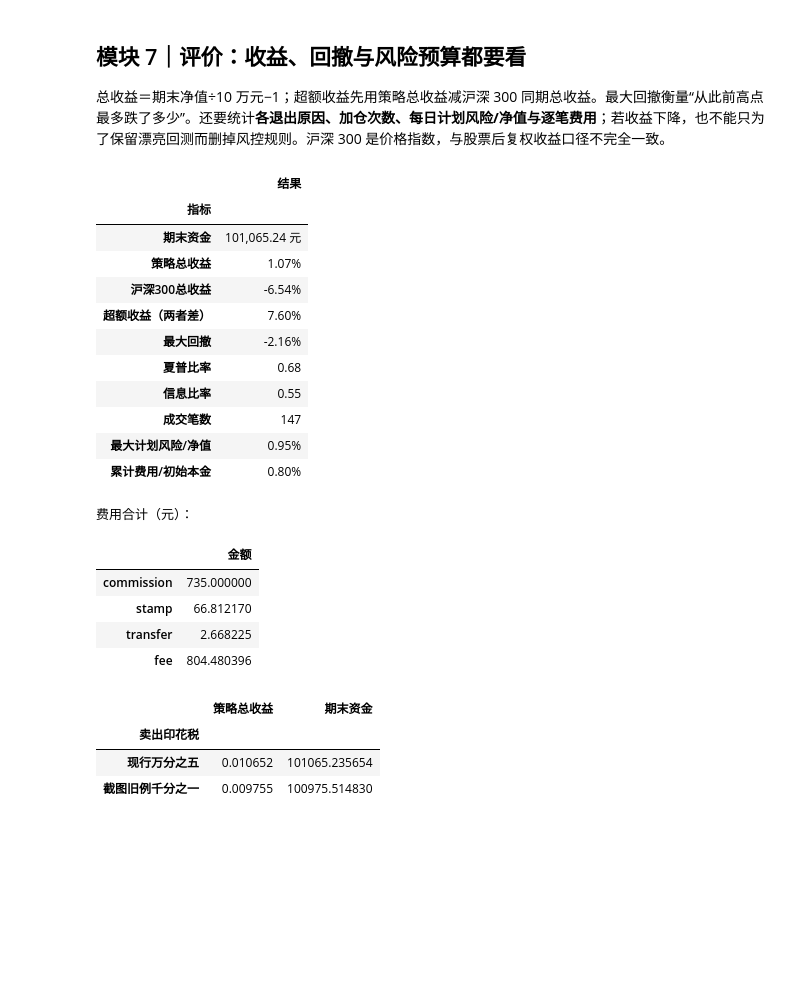
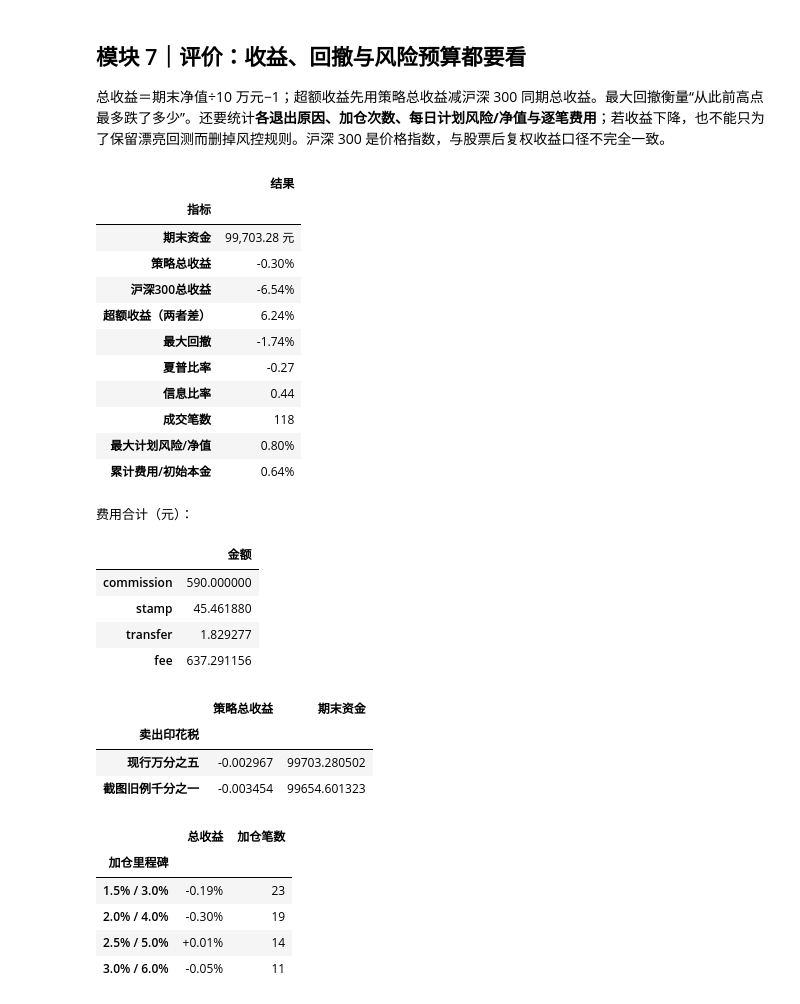
Before and after one commit to ZhengrongYue/MiniQuant, a Jupyter notebook: simple_framework.ipynb, the cells around one changed output. Saved outputs shown, nothing was run; the diff lists cells and outputs as text; code cells hidden in the pictures; blank space fills up the shorter version.

```diff
--- a/simple_framework.ipynb
+++ b/simple_framework.ipynb
@@ -33,7 +33,7 @@ TRANSFER_RATE = 0.00001                        # 过户费双边：十万分之
 TOTAL_RISK, NAME_RISK, MAX_NAME_WEIGHT = 0.01, 0.002, 0.10
 RISK_BUFFER = 0.95  # 下单时只用 95% 的组合风险预算，给费用和净值波动留余量
 INITIAL_STOP, ARM_GAIN, TRAIL_BACK = 0.03, 0.08, 0.03
-ATR_MULT, TRANCHES, ADD_EVERY = 2.0, 3, 2
+ATR_MULT, TRANCHES, ADD_PROFIT_STEP = 2.0, 3, 0.02  # 两次加仓阈值：+2%、+4%
 BAR_FIELDS = 'date,code,open,high,low,close,volume,amount,tradestatus,peTTM,isST'
 REPORT_DATES = ('2025-09-30', '2025-12-31', '2026-03-31', '2026-06-30')
 EASTMONEY_API = 'https://datacenter-web.eastmoney.com/api/data/v1/get'
@@ -685,54 +743,73 @@ def performance_metrics(nav, annual_rf=0.0):
         "信息比率": active.mean() / active.std(ddof=1) * np.sqrt(252),
         "Calmar": annual / abs(mdd) if mdd < 0 else np.nan,
         "累计换手（单边权重之和）": float(nav["turnover"].sum()),
         "累计费用/初始本金": float(nav["cost"].sum()),
         "未成交委托次数": int(nav["blocked"].sum()),
     }
 
 
 
 m = performance_metrics(nav)
 display(pd.DataFrame({'指标': ['期末资金', '策略总收益', '沪深300总收益', '超额收益（两者差）',
                               '最大回撤', '夏普比率', '信息比率', '成交笔数',
                               '最大计划风险/净值', '累计费用/初始本金'],
                       '结果': [f"{nav.equity.iloc[-1]:,.2f} 元", f"{m['总收益率']:.2%}",
                              f"{m['基准总收益率']:.2%}",
                              f"{m['总收益率']-m['基准总收益率']:.2%}",
                              f"{m['最大回撤']:.2%}", f"{m['夏普比率']:.2f}",
                              f"{m['信息比率']:.2f}", str(len(trades)),
                              f"{nav.planned_risk_pct.max():.2%}",
                              f"{m['累计费用/初始本金']:.2%}"]}).set_index('指标'))
 
 print('费用合计（元）：')
 display(trades[['commission', 'stamp', 'transfer', 'fee']].sum().to_frame('金额'))
-old_fee_nav, _ = run_risk_backtest(
+old_fee_nav, _, _ = run_risk_backtest(
     bars, benchmark, decisions, initial_cash=INITIAL_CASH, stamp_rate=0.001)
 display(pd.DataFrame({'卖出印花税': ['现行万分之五', '截图旧例千分之一'],
                       '策略总收益': [nav.nav.iloc[-1]-1, old_fee_nav.nav.iloc[-1]-1],
                       '期末资金': [nav.equity.iloc[-1], old_fee_nav.equity.iloc[-1]]}).set_index('卖出印花税'))
+
+# 小范围阈值敏感性：同一段样本上比较，不把表现最好的那一行当作独立验证。
+base_step = ADD_PROFIT_STEP
+sensitivity = []
+for step in (0.015, 0.02, 0.025, 0.03):
+    ADD_PROFIT_STEP = step
+    test_nav, test_trades, _ = run_risk_backtest(
+        bars, benchmark, decisions, initial_cash=INITIAL_CASH)
+    sensitivity.append({'加仓里程碑': f'{step:.1%} / {2 * step:.1%}',
+                        '总收益': f'{test_nav.nav.iloc[-1] - 1:+.2%}',
+                        '加仓笔数': int(test_trades.reason.str.startswith('SCALE_IN').sum())})
+ADD_PROFIT_STEP = base_step
+display(pd.DataFrame(sensitivity).set_index('加仓里程碑'))
 # %% [output]
 |  | 结果 |
 | 指标 |  |
-| 期末资金 | 101,065.24 元 |
-| 策略总收益 | 1.07% |
+| 期末资金 | 99,703.28 元 |
+| 策略总收益 | -0.30% |
 | 沪深300总收益 | -6.54% |
-| 超额收益（两者差） | 7.60% |
-| 最大回撤 | -2.16% |
-| 夏普比率 | 0.68 |
-| 信息比率 | 0.55 |
-| 成交笔数 | 147 |
-| 最大计划风险/净值 | 0.95% |
-| 累计费用/初始本金 | 0.80% |
+| 超额收益（两者差） | 6.24% |
+| 最大回撤 | -1.74% |
+| 夏普比率 | -0.27 |
+| 信息比率 | 0.44 |
+| 成交笔数 | 118 |
+| 最大计划风险/净值 | 0.80% |
+| 累计费用/初始本金 | 0.64% |
 费用合计（元）：
 |  | 金额 |
-| commission | 735.000000 |
-| stamp | 66.812170 |
-| transfer | 2.668225 |
-| fee | 804.480396 |
+| commission | 590.000000 |
+| stamp | 45.461880 |
+| transfer | 1.829277 |
+| fee | 637.291156 |
 |  | 策略总收益 | 期末资金 |
 | 卖出印花税 |  |  |
-| 现行万分之五 | 0.010652 | 101065.235654 |
-| 截图旧例千分之一 | 0.009755 | 100975.514830 |
+| 现行万分之五 | -0.002967 | 99703.280502 |
+| 截图旧例千分之一 | -0.003454 | 99654.601323 |
+|  | 总收益 | 加仓笔数 |
+| 加仓里程碑 |  |  |
+| 1.5% / 3.0% | -0.19% | 23 |
+| 2.0% / 4.0% | -0.30% | 19 |
+| 2.5% / 5.0% | +0.01% | 14 |
+| 3.0% / 6.0% | -0.05% | 11 |
 # %%
 shanghai = shanghai_raw.copy()
 shanghai['date'] = pd.to_datetime(shanghai['date'])
```
Also changed, not shown: parts of 6 cells of this notebook, 2 other files.
